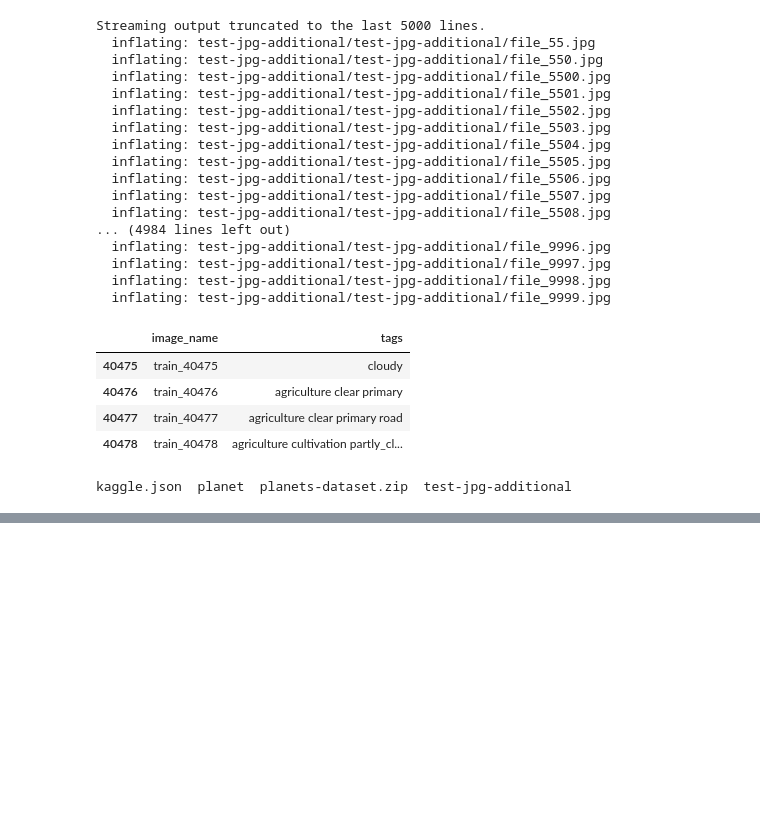
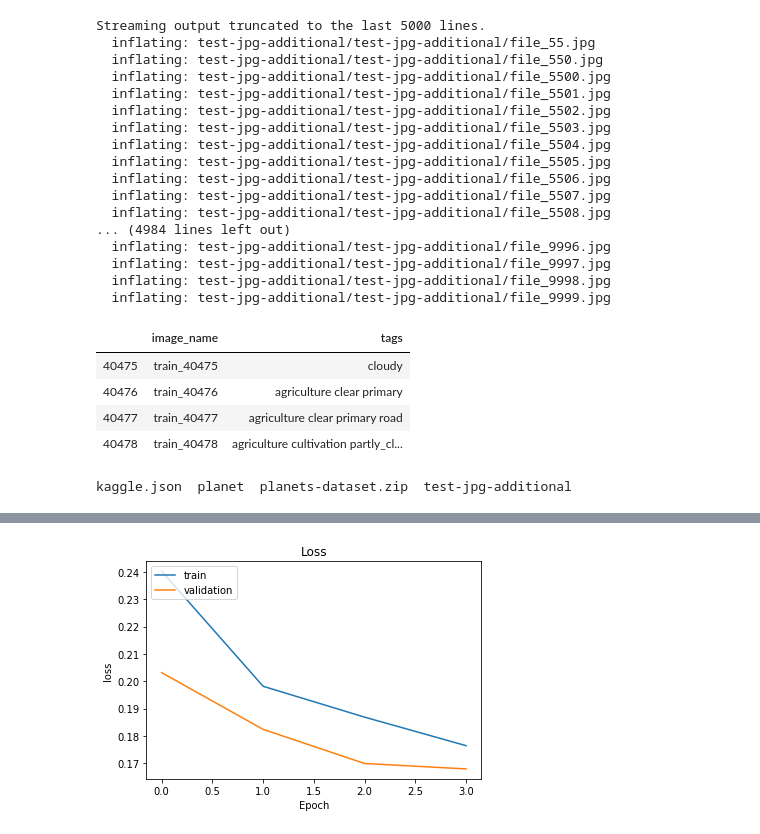
Before and after one commit to manmeet3/Deep_Learning, a Jupyter notebook: homework_3_graded/Amazon_Data_Classification.ipynb, the cells around one changed output, grey strips where cells are left out. Cells and saved outputs as stored; diff of their text form; code cells hidden in the pictures; blank space fills up the shorter version.

```diff
--- a/homework_3_graded/Amazon_Data_Classification.ipynb
+++ b/homework_3_graded/Amazon_Data_Classification.ipynb
@@ -139,0 +178,4 @@ print(fbeta_score(y_valid, np.array(p_valid) > 0.2, beta=2, average='samples'))
+# %%
+show_train_history(train_history, 'loss', 'val_loss', 'Loss')
+# %% [output]
+[figure, added]
```
Also changed, not shown: parts of 14 cells of this notebook.
